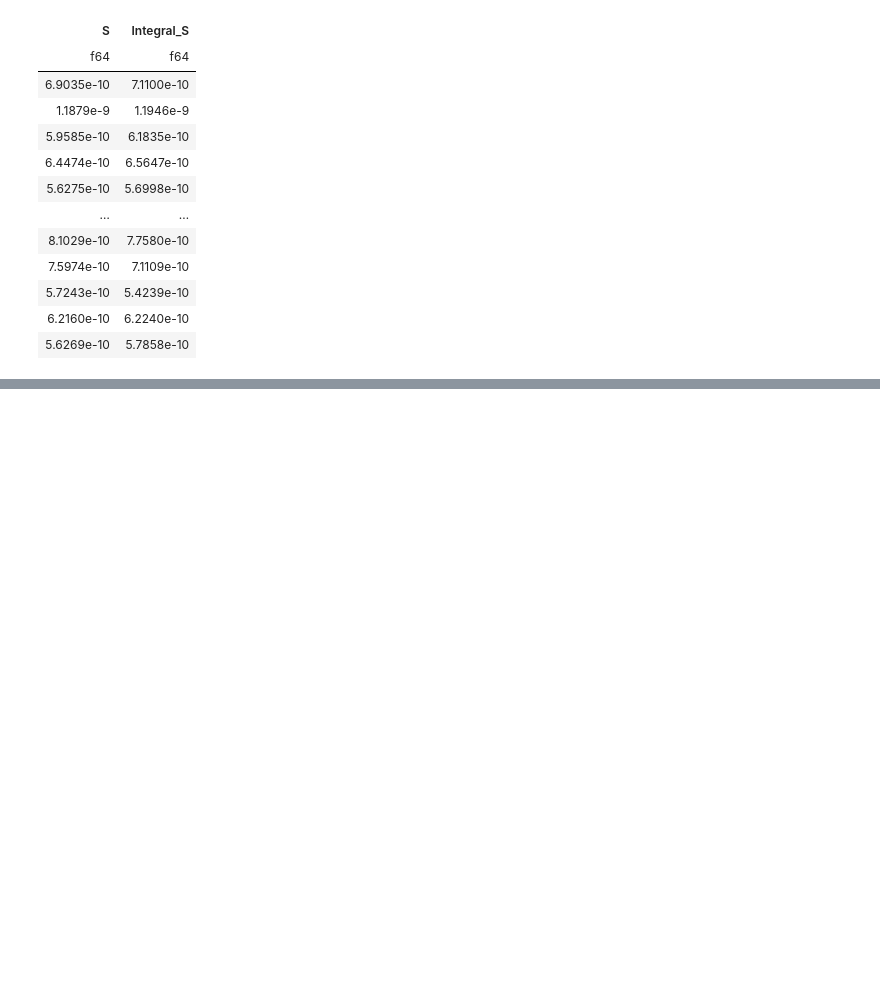
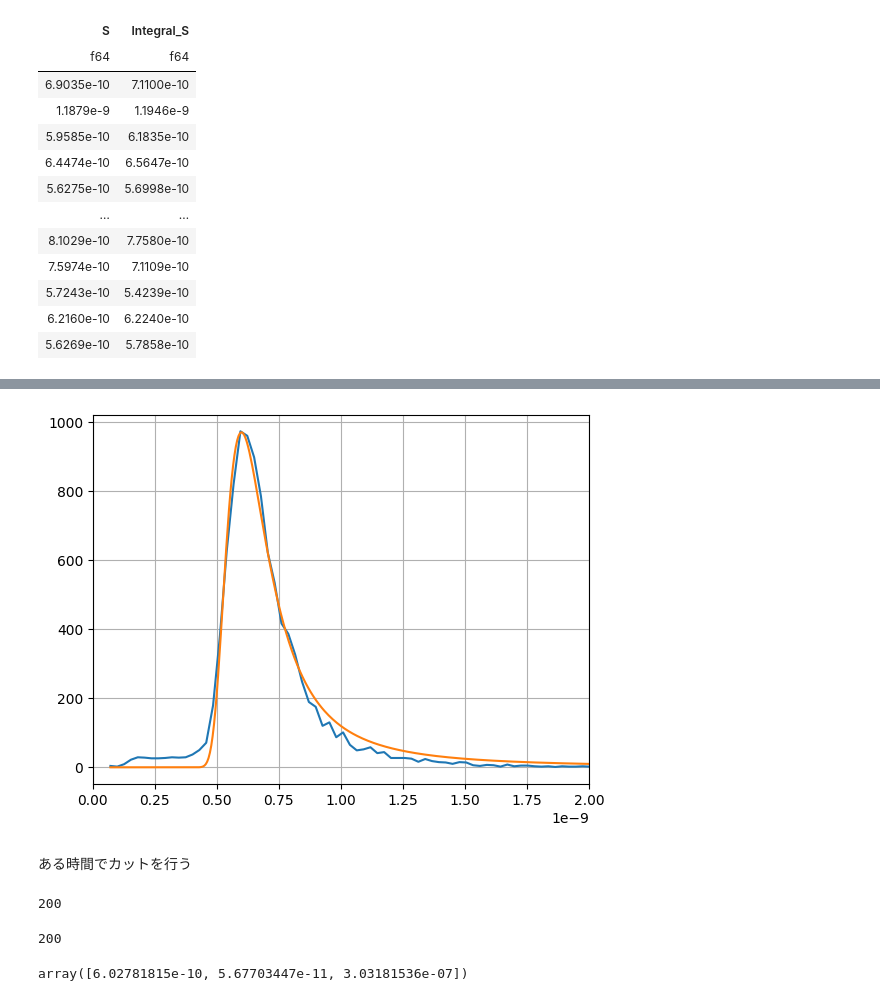
Before and after one commit to jijinbei/QuarkPhy, a Jupyter notebook: Vplot/src/mpel.ipynb, the cells around one changed output, grey strips where cells are left out. Cells and saved outputs as stored; diff of their text form; code cells hidden in the pictures; blank space fills up the shorter version.

```diff
--- a/Vplot/src/mpel.ipynb
+++ b/Vplot/src/mpel.ipynb
@@ -50,0 +59,30 @@ NameError: name 'Landau' is not defined
+# %%
+fig, ax = plt.subplots()
+ax.plot(x, y)
+
+fit_x = np.linspace(x.min(), x.max(), 1000)
+ax.plot(fit_x, fit_function(fit_x, *popt))
+ax.set_xlim(0, 2e-9) # 微調整用
+ax.grid()
+plt.show()
+# %% [output]
+[figure, added]
+# %% [markdown]
+ある時間でカットを行う
+# %%
+len(x)
+# %% [output]
+200
+# %%
+len(y)
+# %% [output]
+200
+# %%
+range_x = [0.5e-9, 0.8e-9]
+rx = x[(x > range_x[0]) & (x < range_x[1])]
+ry = y[(x > range_x[0]) & (x < range_x[1])]
+
+rpopt, rpcov = curve_fit(fit_function, rx, ry, p0=init_params, maxfev=10000)
+rpopt
+# %% [output]
+array([6.02781815e-10, 5.67703447e-11, 3.03181536e-07])
```
Also changed, not shown: parts of 12 cells of this notebook, 1 other file.
